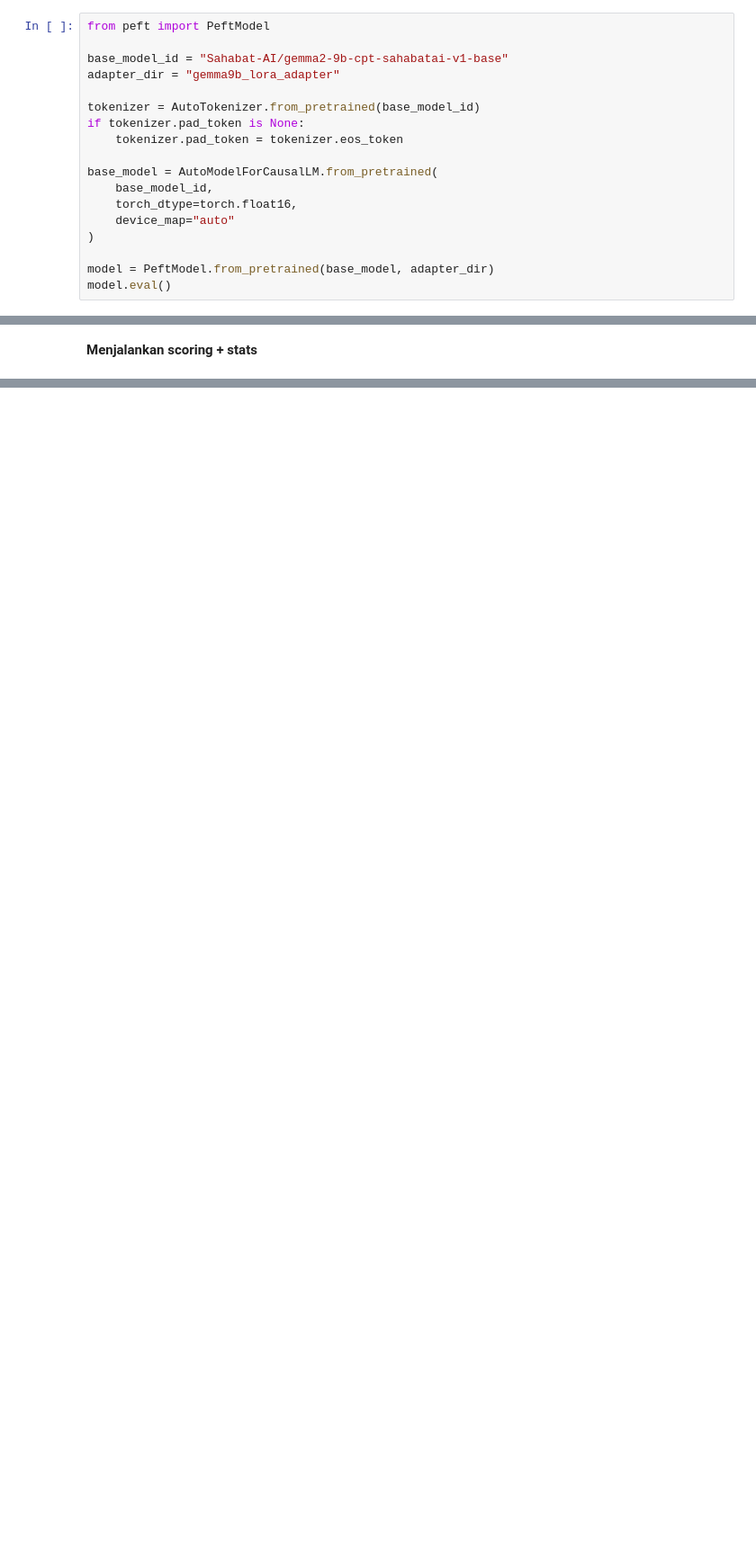
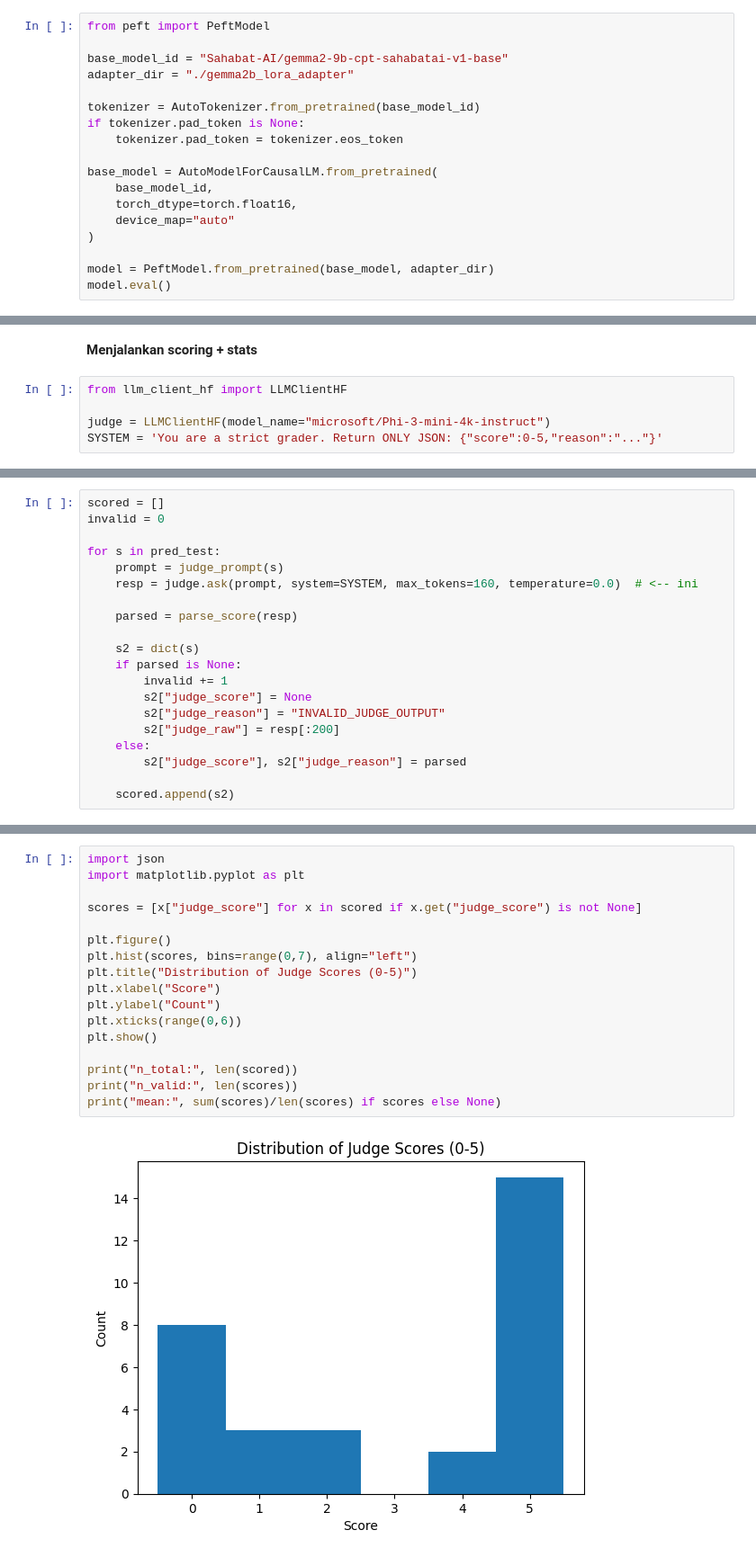
Before and after one commit to dionisioraditya/Projek-UAS-PM_A_PelukMuka, a Jupyter notebook: Notebook_LLM_CHAT_A_PelukMuka.ipynb, the cells around one changed output, grey strips where cells are left out. Shown at 90% size. Saved outputs shown, nothing was run; the diff lists cells and outputs as text; blank space fills up the shorter version.

```diff
--- a/Notebook_LLM_CHAT_A_PelukMuka.ipynb
+++ b/Notebook_LLM_CHAT_A_PelukMuka.ipynb
@@ -282,7 +299,7 @@ print("Adapter saved to", save_dir)
 from peft import PeftModel
 
 base_model_id = "Sahabat-AI/gemma2-9b-cpt-sahabatai-v1-base"
-adapter_dir = "gemma9b_lora_adapter"
+adapter_dir = "./gemma2b_lora_adapter"
 
 tokenizer = AutoTokenizer.from_pretrained(base_model_id)
 if tokenizer.pad_token is None:
@@ -379,3 +418,8 @@ def parse_score(text):
     return None
 # %% [markdown]
 **Menjalankan scoring + stats**
+# %%
+from llm_client_hf import LLMClientHF
+
+judge = LLMClientHF(model_name="microsoft/Phi-3-mini-4k-instruct")
+SYSTEM = 'You are a strict grader. Return ONLY JSON: {"score":0-5,"reason":"..."}'
@@ -417,0 +458,20 @@ print("Saved:", out_path2)
+# %%
+scored = []
+invalid = 0
+
+for s in pred_test:
+    prompt = judge_prompt(s)
+    resp = judge.ask(prompt, system=SYSTEM, max_tokens=160, temperature=0.0)  # <-- ini
+
+    parsed = parse_score(resp)
+
+    s2 = dict(s)
+    if parsed is None:
+        invalid += 1
+        s2["judge_score"] = None
+        s2["judge_reason"] = "INVALID_JUDGE_OUTPUT"
+        s2["judge_raw"] = resp[:200]
+    else:
+        s2["judge_score"], s2["judge_reason"] = parsed
+
+    scored.append(s2)
@@ -417,0 +491,19 @@ print("Saved:", out_path2)
+# %%
+import json
+import matplotlib.pyplot as plt
+
+scores = [x["judge_score"] for x in scored if x.get("judge_score") is not None]
+
+plt.figure()
+plt.hist(scores, bins=range(0,7), align="left")
+plt.title("Distribution of Judge Scores (0-5)")
+plt.xlabel("Score")
+plt.ylabel("Count")
+plt.xticks(range(0,6))
+plt.show()
+
+print("n_total:", len(scored))
+print("n_valid:", len(scores))
+print("mean:", sum(scores)/len(scores) if scores else None)
+# %% [output]
+[figure, added]
```
Also changed, not shown: parts of 19 cells of this notebook.
